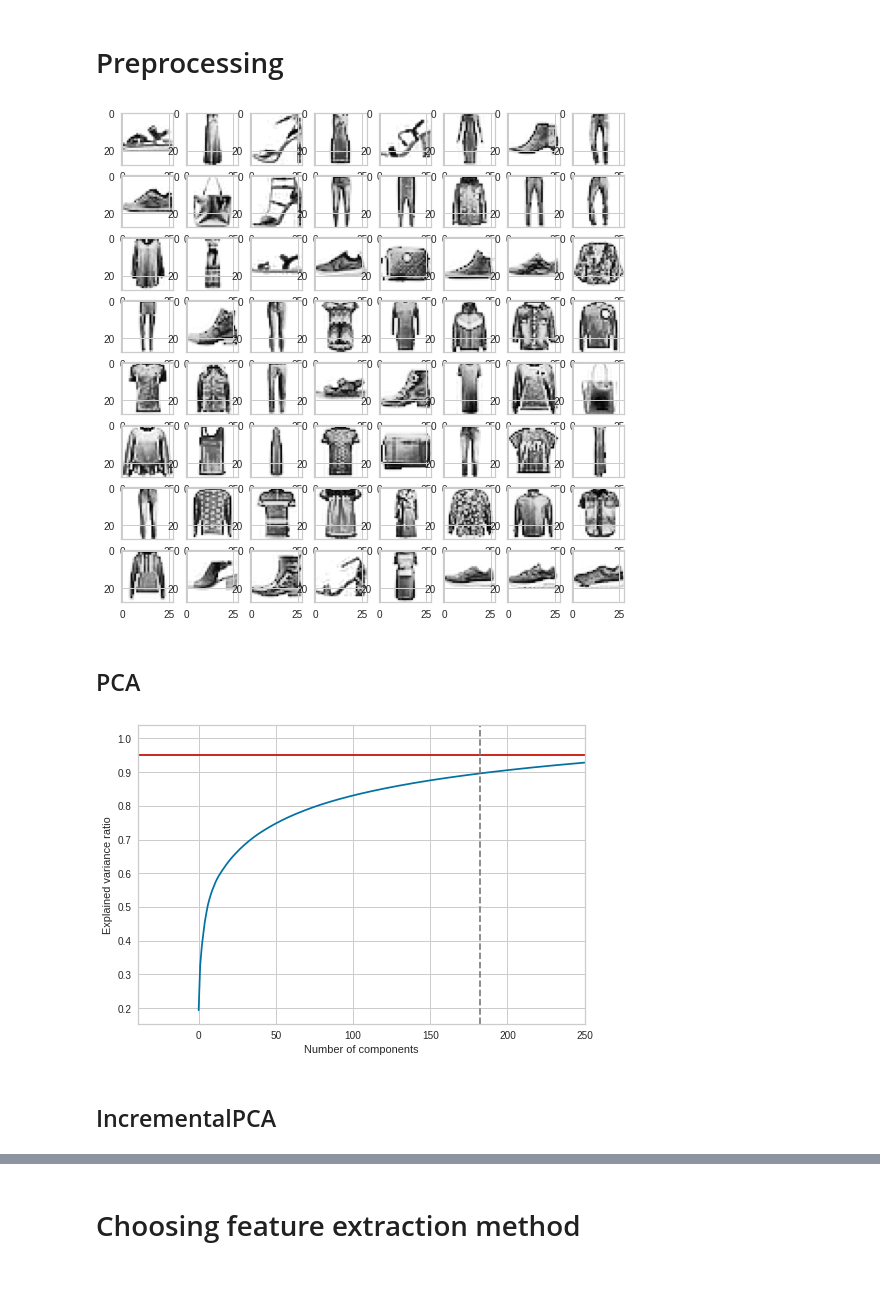
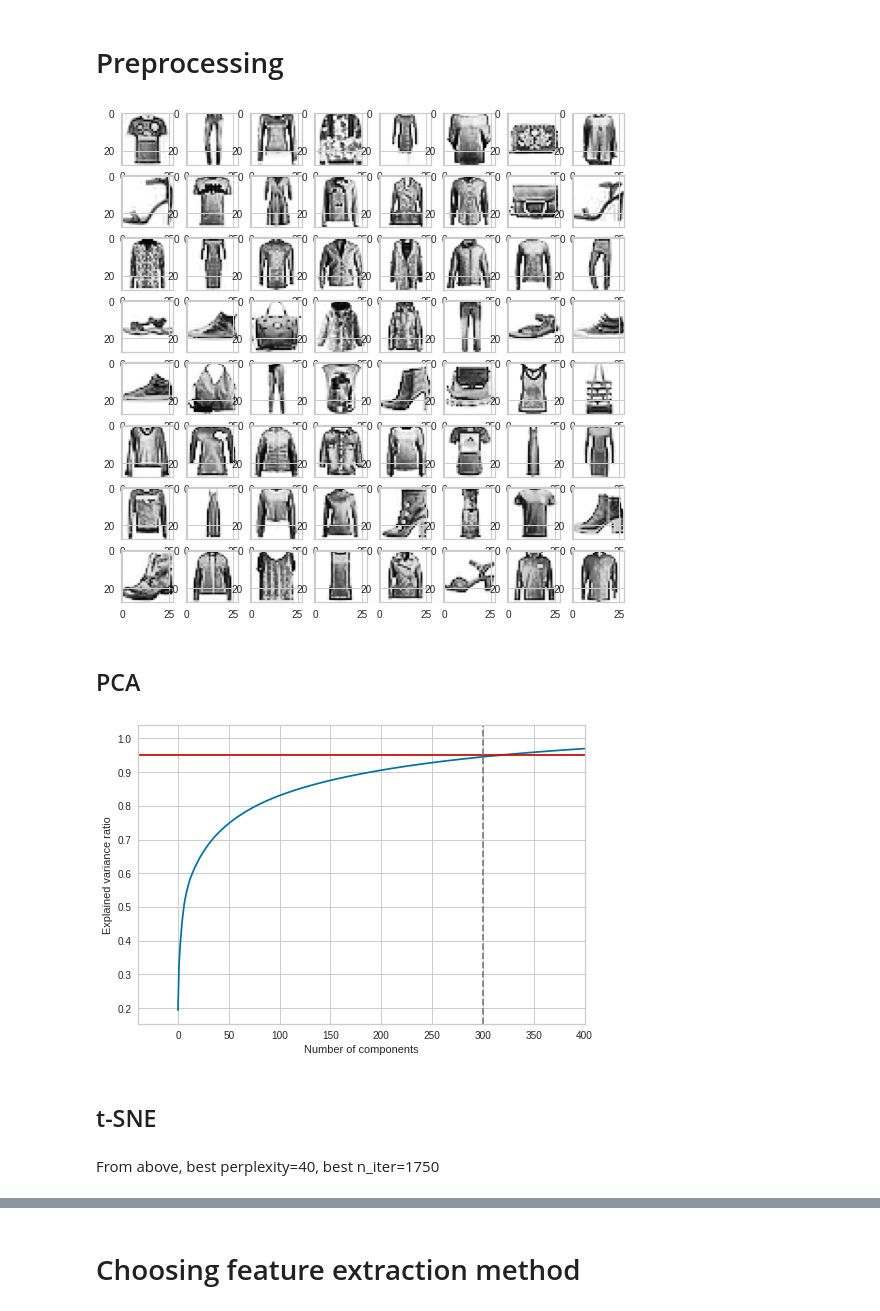
Before and after one commit to itthisakd/kmeans-product_recom, a Jupyter notebook: kmeans_final.ipynb, the cells around one changed output, grey strips where cells are left out. Saved outputs shown, nothing was run; the diff lists cells and outputs as text; code cells hidden in the pictures; blank space fills up the shorter version.

```diff
--- a/kmeans_final.ipynb
+++ b/kmeans_final.ipynb
@@ -15,5 +9,5 @@ from IPython.display import display
 import matplotlib.pyplot as plt
 import numpy as np
 # %%
-df = pd.read_csv(gdrive_path+"product_images.csv")
-df = df.sample(frac=1).reset_index(drop=True)
+df = pd.read_csv("product_images.csv")
+data = df.to_numpy()
@@ -91,4 +81,4 @@ for i in range(64):
   plt.subplot(8,8,i+1)
   plt.imshow(np.reshape(X[:64], (64,28,28))[i])
 # %% [output]
-[figure, old version]
+[figure, new version]
@@ -99,12 +94,12 @@ from sklearn.decomposition import PCA
 # %%
 pca = PCA().fit(X)
 plt.plot(np.cumsum(pca.explained_variance_ratio_))
 plt.xlabel('Number of components')
-plt.xlim(right=250)
+plt.xlim(right=400)
 plt.ylabel('Explained variance ratio')
 plt.axhline(0.95, color = 'r', linestyle = '-')
-plt.axvline(x=182, color='gray', linestyle='--')
+plt.axvline(x=300, color='gray', linestyle='--')
 plt.show()
 # %% [output]
-[figure, old version]
+[figure, new version]
 # %%
@@ -112,5 +107,7 @@ pca = PCA(n_components = 182)
 pca.fit(X)
 X_pca = pca.transform(X)
-# %% [markdown]
-## IncrementalPCA
+# %% [markdown]
+## t-SNE
+# %% [markdown]
+From above, best perplexity=40, best n_iter=1750
 # %%
```
Also changed, not shown: parts of 68 cells of this notebook, 3 other files.
